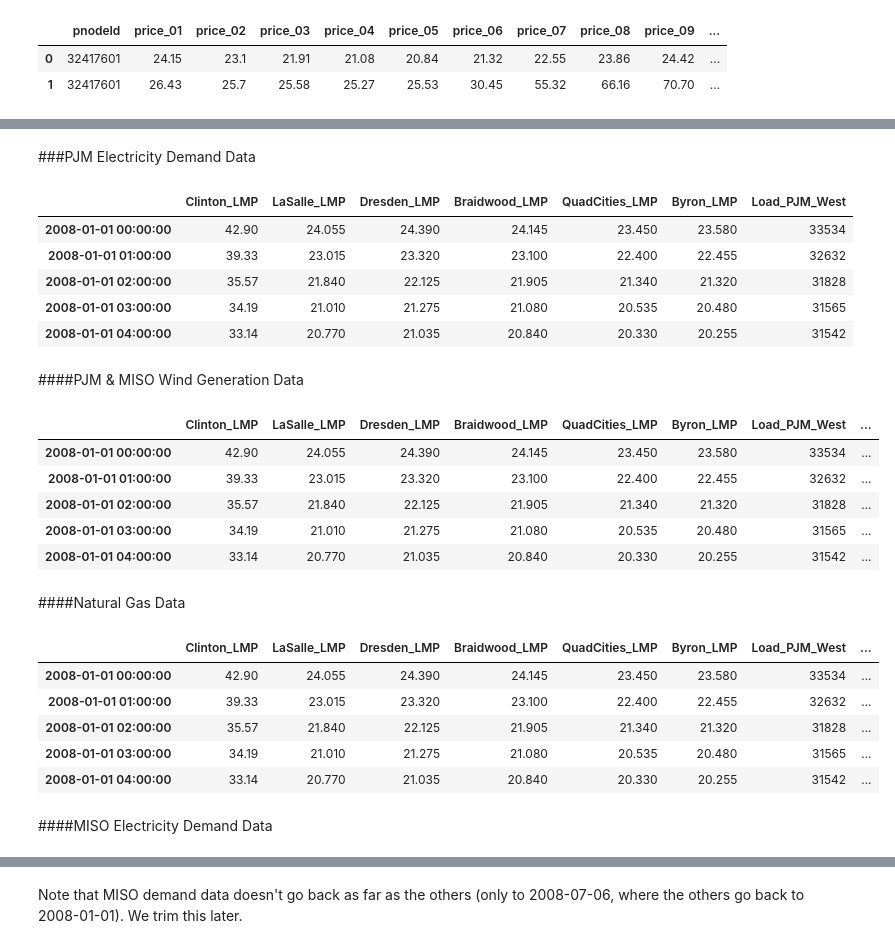
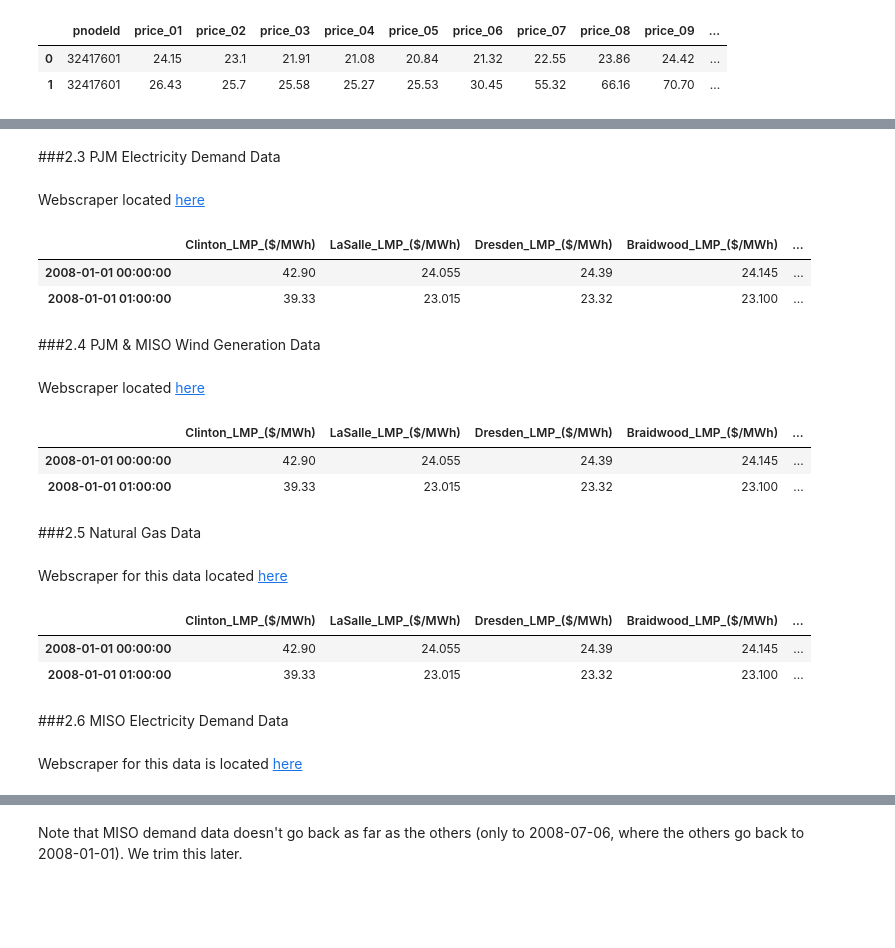
Before and after one commit to dannychua/Electricity-Price-Predictor, a Jupyter notebook: Process Book.ipynb, the cells around one changed output, grey strips where cells are left out. Saved outputs shown, nothing was run; the diff lists cells and outputs as text; code cells hidden in the pictures; blank space fills up the shorter version.

```diff
--- a/Process Book.ipynb
+++ b/Process Book.ipynb
@@ -110,11 +122,11 @@ for node in pjmdf['pnodeId'].unique():
 
 fulldf = pd.DataFrame(index = idx)
 
-fulldf['Clinton_LMP'] = df['lmp_673']
-fulldf['LaSalle_LMP'] = df[["lmp_525", "lmp_527"]].mean(axis=1)
-fulldf['Dresden_LMP'] = df[["lmp_545", "lmp_547"]].mean(axis=1)
-fulldf['Braidwood_LMP'] = df[["lmp_599", "lmp_601"]].mean(axis=1)
-fulldf['QuadCities_LMP'] = df[["lmp_629", "lmp_631"]].mean(axis=1)
-fulldf['Byron_LMP'] = df[["lmp_633", "lmp_635"]].mean(axis=1)
-fulldf.head()
+fulldf['Clinton_LMP_($/MWh)'] = df['lmp_673']
+fulldf['LaSalle_LMP_($/MWh)'] = df[["lmp_525", "lmp_527"]].mean(axis=1)
+fulldf['Dresden_LMP_($/MWh)'] = df[["lmp_545", "lmp_547"]].mean(axis=1)
+fulldf['Braidwood_LMP_($/MWh)'] = df[["lmp_599", "lmp_601"]].mean(axis=1)
+fulldf['QuadCities_LMP_($/MWh)'] = df[["lmp_629", "lmp_631"]].mean(axis=1)
+fulldf['Byron_LMP_($/MWh)'] = df[["lmp_633", "lmp_635"]].mean(axis=1)
+fulldf.head(2)
 # %% [output]
@@ -129,5 +140,7 @@ Now we have the skeleton for the dataframe that will eventualyl hold all of our
 # %% [markdown]
-###PJM Electricity Demand Data
+###2.3 PJM Electricity Demand Data
+# %% [markdown]
+Webscraper located [here](http://localhost:8888/notebooks/Electricity-Price-Predictor/1.%20Data%20Wrangling%20-%20MISO/Demand%20Scraper.ipynb)
 # %%
 # Load raw data from web scraper
 ldf = pd.read_csv('data/PJM_hourly_load_08_15.csv')
@@ -135,64 +148,64 @@ ldf = ldf.drop('DATE',1)
 ldf = ldf.drop('COMP',1)
 ldf = ldf.drop('Unnamed: 26',1)
 ldf = ldf.drop('Unnamed: 27',1)
-ldf = ldf.fillna(0)
 ldf = ldf.stack()
 idx = pd.date_range('1/1/2008', periods = len(ldf), freq = 'H')
 ldf.index = idx
-
+#interpolate missing values
+ldf = ldf.replace(0,np.NaN)
+ldf = pd.DataFrame(ldf)
+ldf.apply(pd.Series.interpolate)
 #trim it to appropirate length and add into price dataframe
 d = '2015-11-01 23:00:00'
 ldf = ldf.ix[:d]
-fulldf['Load_PJM_West'] = ldf
-fulldf.head()
+fulldf['Demand_PJM_(MWh)'] = ldf
+fulldf.head(2)
 # %% [output]
-|  | Clinton_LMP | LaSalle_LMP | Dresden_LMP | Braidwood_LMP | QuadCities_LMP | Byron_LMP | Load_PJM_West |
-| 2008-01-01 00:00:00 | 42.90 | 24.055 | 24.390 | 24.145 | 23.450 | 23.580 | 33534 |
-| 2008-01-01 01:00:00 | 39.33 | 23.015 | 23.320 | 23.100 | 22.400 | 22.455 | 32632 |
-| 2008-01-01 02:00:00 | 35.57 | 21.840 | 22.125 | 21.905 | 21.340 | 21.320 | 31828 |
-| 2008-01-01 03:00:00 | 34.19 | 21.010 | 21.275 | 21.080 | 20.535 | 20.480 | 31565 |
-| 2008-01-01 04:00:00 | 33.14 | 20.770 | 21.035 | 20.840 | 20.330 | 20.255 | 31542 |
+|  | Clinton_LMP_($/MWh) | LaSalle_LMP_($/MWh) | Dresden_LMP_($/MWh) | Braidwood_LMP_($/MWh) | ... |
+| 2008-01-01 00:00:00 | 42.90 | 24.055 | 24.39 | 24.145 | ... |
+| 2008-01-01 01:00:00 | 39.33 | 23.015 | 23.32 | 23.100 | ... |
 # %% [markdown]
-####PJM & MISO Wind Generation Data
+###2.4 PJM & MISO Wind Generation Data
+# %% [markdown]
+Webscraper located [here](https://github.com/dannychua/Electricity-Price-Predictor/blob/master/1.%20Data%20Wrangling%20-%20MISO/Wind%20Generation.ipynb)
 # %%
 # PJM
 pjm_wdf = pd.read_csv('data/PJM_Wind/PJM_hourly_wind_08_15.csv')
 pjm_wdf = pjm_wdf.drop('DATE',1)
 pjm_wdf = pjm_wdf.drop('COMP',1)
 pjm_wdf = pjm_wdf.fillna(0)
 pjm_wdf = pjm_wdf.stack()
 num_hours = len(pjm_wdf)
 idx = pd.date_range('1/1/2008', periods = num_hours, freq = 'H')
 pjm_wdf.index = idx
 
 # MISO
 wdf = pd.read_csv('data/MISO_wind_hourly.csv')
 wdf = wdf.drop('Date',1)
 num_hours = len(wdf)
 idx = pd.date_range('1/1/2008', periods = num_hours, freq = 'H')
 wdf.index = idx
 
 # Trim both data sets to an equal size
 d = '2015-11-01 23:00:00'
 pjm_wdf = pjm_wdf.ix[:d]
 wdf = wdf.ix[:d]
 
 # Merge into a single df
 wdf['Wind_PJM'] = pjm_wdf
-wdf.columns = ['Wind_MISO_MWh', 'Wind_PJM_MWh']
+wdf.columns = ['Wind_MISO_(MWh)', 'Wind_PJM_(MWh)']
 # d = '2015-11-01 23:00:00'
 # wdf_trim = wdf.ix[:d]
 fulldf = pd.merge(fulldf, wdf, left_index=True, right_index=True)
-fulldf.head()
+fulldf.head(2)
 # %% [output]
-|  | Clinton_LMP | LaSalle_LMP | Dresden_LMP | Braidwood_LMP | QuadCities_LMP | Byron_LMP | Load_PJM_West | ... |
-| 2008-01-01 00:00:00 | 42.90 | 24.055 | 24.390 | 24.145 | 23.450 | 23.580 | 33534 | ... |
-| 2008-01-01 01:00:00 | 39.33 | 23.015 | 23.320 | 23.100 | 22.400 | 22.455 | 32632 | ... |
-| 2008-01-01 02:00:00 | 35.57 | 21.840 | 22.125 | 21.905 | 21.340 | 21.320 | 31828 | ... |
-| 2008-01-01 03:00:00 | 34.19 | 21.010 | 21.275 | 21.080 | 20.535 | 20.480 | 31565 | ... |
-| 2008-01-01 04:00:00 | 33.14 | 20.770 | 21.035 | 20.840 | 20.330 | 20.255 | 31542 | ... |
+|  | Clinton_LMP_($/MWh) | LaSalle_LMP_($/MWh) | Dresden_LMP_($/MWh) | Braidwood_LMP_($/MWh) | ... |
+| 2008-01-01 00:00:00 | 42.90 | 24.055 | 24.39 | 24.145 | ... |
+| 2008-01-01 01:00:00 | 39.33 | 23.015 | 23.32 | 23.100 | ... |
 # %% [markdown]
-####Natural Gas Data
+###2.5 Natural Gas Data
+# %% [markdown]
+Webscraper for this data located [here](https://github.com/dannychua/Electricity-Price-Predictor/blob/master/1.%20Data%20Wrangling%20-%20MISO/Commodity%20Prices.ipynb)
 # %%
 # Build empty Df with date index
 idx = pd.date_range('1/1/2008', '11/01/2015', freq = 'D')
@@ -219,17 +232,16 @@ for i in range (23):
 ngdf = ngdf.stack()
 idx = pd.date_range('1/1/2008', periods = len(ngdf), freq = 'H')
 ngdf.index = idx
-fulldf['NatGas_Price'] = ngdf
-fulldf.head()
+fulldf['NatGas_Price_($/MMBtu)'] = ngdf
+fulldf.head(2)
 # %% [output]
-|  | Clinton_LMP | LaSalle_LMP | Dresden_LMP | Braidwood_LMP | QuadCities_LMP | Byron_LMP | Load_PJM_West | ... |
-| 2008-01-01 00:00:00 | 42.90 | 24.055 | 24.390 | 24.145 | 23.450 | 23.580 | 33534 | ... |
-| 2008-01-01 01:00:00 | 39.33 | 23.015 | 23.320 | 23.100 | 22.400 | 22.455 | 32632 | ... |
-| 2008-01-01 02:00:00 | 35.57 | 21.840 | 22.125 | 21.905 | 21.340 | 21.320 | 31828 | ... |
-| 2008-01-01 03:00:00 | 34.19 | 21.010 | 21.275 | 21.080 | 20.535 | 20.480 | 31565 | ... |
-| 2008-01-01 04:00:00 | 33.14 | 20.770 | 21.035 | 20.840 | 20.330 | 20.255 | 31542 | ... |
+|  | Clinton_LMP_($/MWh) | LaSalle_LMP_($/MWh) | Dresden_LMP_($/MWh) | Braidwood_LMP_($/MWh) | ... |
+| 2008-01-01 00:00:00 | 42.90 | 24.055 | 24.39 | 24.145 | ... |
+| 2008-01-01 01:00:00 | 39.33 | 23.015 | 23.32 | 23.100 | ... |
 # %% [markdown]
-####MISO Electricity Demand Data
+###2.6 MISO Electricity Demand Data
+# %% [markdown]
+Webscraper for this data is located [here](https://github.com/dannychua/Electricity-Price-Predictor/blob/master/1.%20Data%20Wrangling%20-%20MISO/Demand%20Scraper.ipynb)
 # %%
 mdf = pd.read_csv('data/Load_MISO_central_west.csv')
 mdf.columns = ['date','Load_MISO_Central']
```
Also changed, not shown: parts of 70 cells of this notebook.
